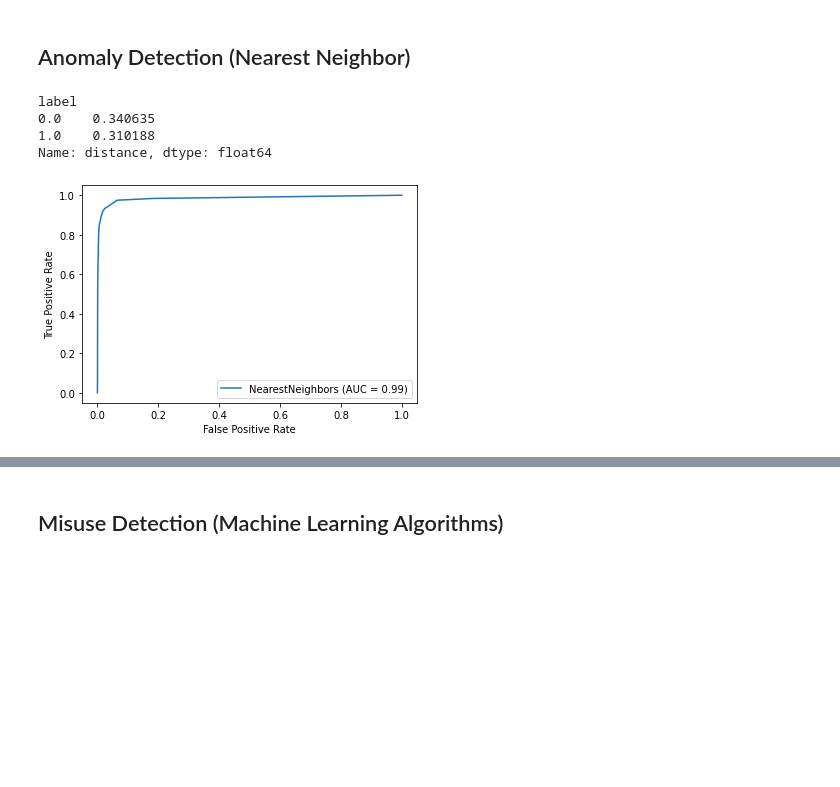
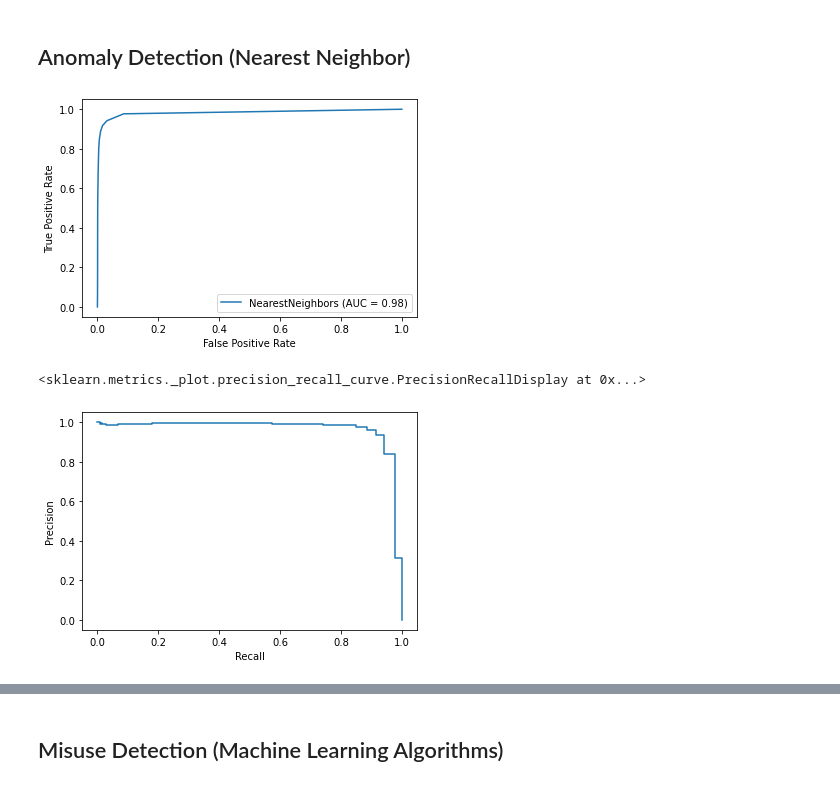
Before and after one commit to g7an/Security-Analytics-Final-Project, a Jupyter notebook: ML2.ipynb, the cells around one changed output, grey strips where cells are left out. Cells and saved outputs as stored; diff of their text form; code cells hidden in the pictures; blank space fills up the shorter version.

```diff
--- a/ML2.ipynb
+++ b/ML2.ipynb
@@ -114,41 +65,46 @@ distances, _ = neigh.kneighbors(X_valid)
 distances_ = pd.Series([dist[0] for dist in distances])
 label_distances = pd.DataFrame({'label': y_valid, 'distance': distances_})
 max_dist = label_distances.groupby('label')['distance'].max()
-print(max_dist)
-# %% [output]
-label
-0.0    0.340635
-1.0    0.310188
-Name: distance, dtype: float64
 # %%
-interval = (max_dist[1] - 0)/100
+interval = (max_dist[1] - 0)/50
 thresholds = np.arange(0, max_dist[1], interval)
 
 FPR, TPR = [], []
-F1 = []
+recall, precision, F1 = [1], [0], []
 pred_list = []
 
 for thres in thresholds:
     pred = distances_.copy()
     pred[pred>=thres] = 1
     pred[pred<thres] = 0
     tn, fp, fn, tp = confusion_matrix(y_valid, pred).ravel()
     fpr = (fp)/(fp+tn)
     tpr = (tp)/(tp+fn)
     FPR.append(fpr)
     TPR.append(tpr)
-#     print(f"When threshold = {thres:.5f}, FPR: {fpr:.5f}  TPR: {tpr:.5f}")
+    rec = recall_score(y_valid, pred)
+    prec = precision_score(y_valid, pred)
+    recall.append(rec)
+    precision.append(prec)
+#     print(f"When threshold = {thres:.5f}, FPR: {fpr:.5f}  TPR: {tpr:.5f}, recall: {rec}, precision: {prec}")
     F1.append(f1_score(y_valid, pred))
     pred_list.append(pred)
 
 FPR.append(0)
 TPR.append(0)
 roc_auc = auc(FPR, TPR)
 display = RocCurveDisplay(fpr=FPR, tpr=TPR, roc_auc=roc_auc, estimator_name='NearestNeighbors')
 display.plot()
 plt.show()
+
+recall.append(0)
+precision.append(1)
+disp = PrecisionRecallDisplay(precision=precision, recall=recall)
+disp.plot()
 # %% [output]
 [figure]
+<sklearn.metrics._plot.precision_recall_curve.PrecisionRecallDisplay at 0x...>
+[figure, added]
 # %%
 f1_max = np.array(F1).max()
 print(f"The max f1 is: {f1_max}")
```
Also changed, not shown: parts of 28 cells of this notebook.
